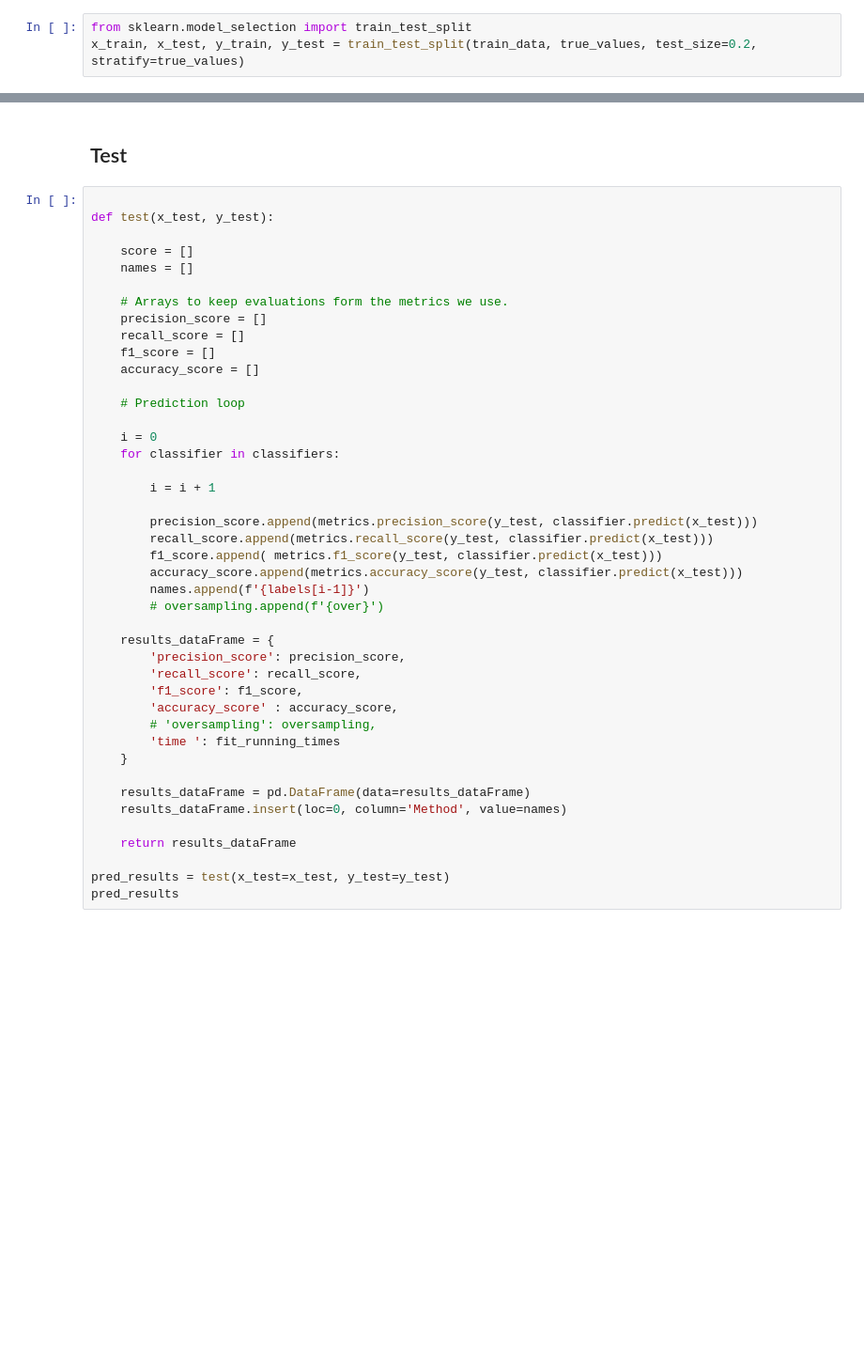
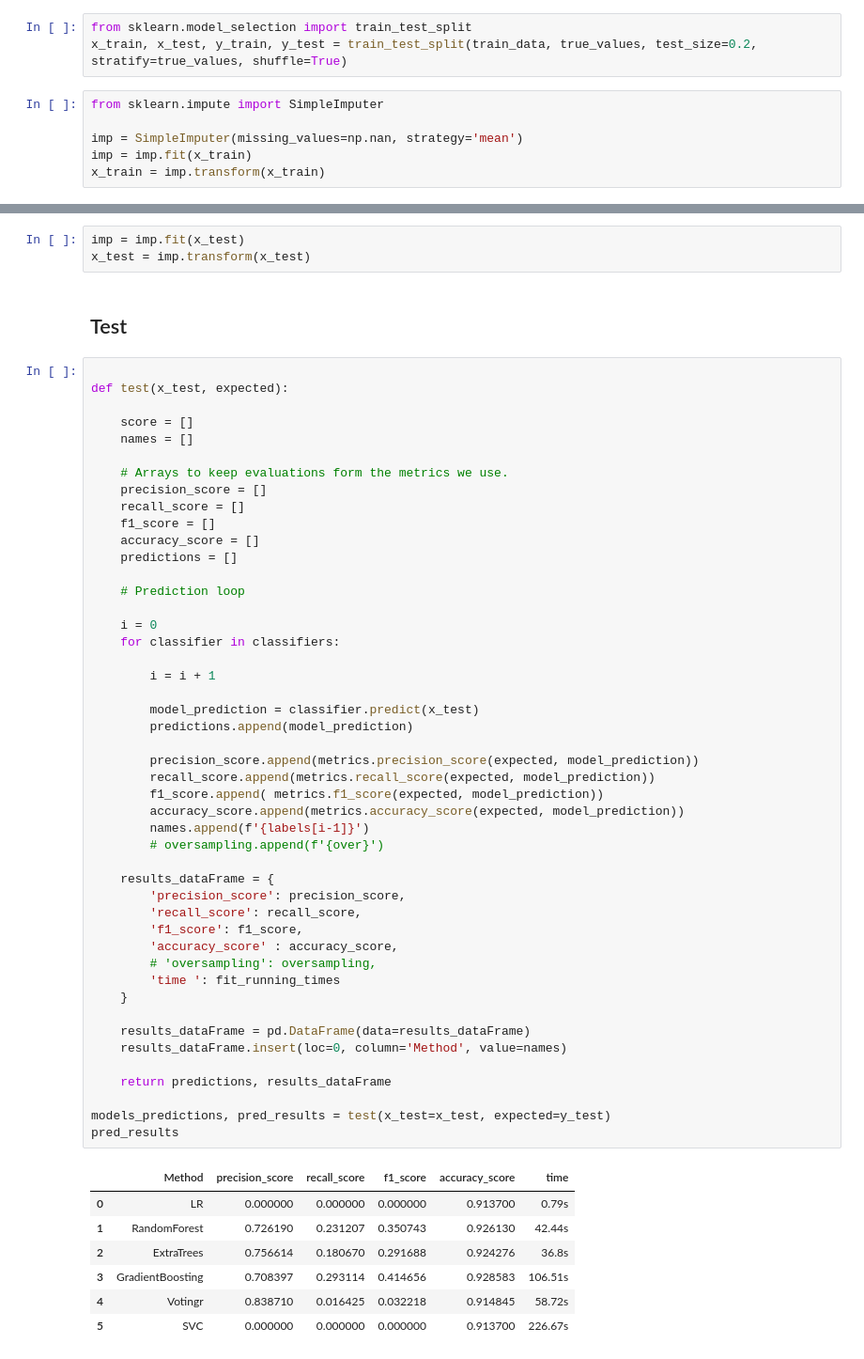
Before and after one commit to EladBil/DS-Squad-Project, a Jupyter notebook: Model/ModelNotebook.ipynb, the cells around one changed output, grey strips where cells are left out. Shown: that part at 94% size. Saved outputs shown, nothing was run; the diff lists cells and outputs as text; blank space fills up the shorter version.

```diff
--- a/Model/ModelNotebook.ipynb
+++ b/Model/ModelNotebook.ipynb
@@ -14,7 +51,13 @@ train_data = data.drop('hospital_death', axis=1)
 <h5>Split for Train and Test</h5>
 # %%
 from sklearn.model_selection import train_test_split
-x_train, x_test, y_train, y_test = train_test_split(train_data, true_values, test_size=0.2, stratify=true_values)
+x_train, x_test, y_train, y_test = train_test_split(train_data, true_values, test_size=0.2, stratify=true_values, shuffle=True)
+# %%
+from sklearn.impute import SimpleImputer
+
+imp = SimpleImputer(missing_values=np.nan, strategy='mean')
+imp = imp.fit(x_train)
+x_train = imp.transform(x_train)
 # %% [markdown]
 # Training and Testing
 # %% [markdown]
@@ -187,8 +147,11 @@ fit_running_times
+# %%
+imp = imp.fit(x_test)
+x_test = imp.transform(x_test)
 # %% [markdown]
 ## Test
 # %%
 
-def test(x_test, y_test):
+def test(x_test, expected):
 
     score = []
     names = []
@@ -196,36 +159,48 @@ def test(x_test, y_test):
     # Arrays to keep evaluations form the metrics we use.
     precision_score = []
     recall_score = []
     f1_score = []
     accuracy_score = []
+    predictions = []
 
     # Prediction loop
 
     i = 0
     for classifier in classifiers:
 
         i = i + 1
 
-        precision_score.append(metrics.precision_score(y_test, classifier.predict(x_test)))
-        recall_score.append(metrics.recall_score(y_test, classifier.predict(x_test)))
-        f1_score.append( metrics.f1_score(y_test, classifier.predict(x_test)))
-        accuracy_score.append(metrics.accuracy_score(y_test, classifier.predict(x_test)))
+        model_prediction = classifier.predict(x_test)
+        predictions.append(model_prediction)
+
+        precision_score.append(metrics.precision_score(expected, model_prediction))
+        recall_score.append(metrics.recall_score(expected, model_prediction))
+        f1_score.append( metrics.f1_score(expected, model_prediction))
+        accuracy_score.append(metrics.accuracy_score(expected, model_prediction))
         names.append(f'{labels[i-1]}')
         # oversampling.append(f'{over}')
 
     results_dataFrame = {
         'precision_score': precision_score,
         'recall_score': recall_score,
         'f1_score': f1_score,
         'accuracy_score' : accuracy_score,
         # 'oversampling': oversampling,
         'time ': fit_running_times
     }
 
     results_dataFrame = pd.DataFrame(data=results_dataFrame)
     results_dataFrame.insert(loc=0, column='Method', value=names)
 
-    return results_dataFrame
+    return predictions, results_dataFrame
 
-pred_results = test(x_test=x_test, y_test=y_test)
+models_predictions, pred_results = test(x_test=x_test, expected=y_test)
 pred_results
+# %% [output]
+|  | Method | precision_score | recall_score | f1_score | accuracy_score | time |
+| 0 | LR | 0.000000 | 0.000000 | 0.000000 | 0.913700 | 0.79s |
+| 1 | RandomForest | 0.726190 | 0.231207 | 0.350743 | 0.926130 | 42.44s |
+| 2 | ExtraTrees | 0.756614 | 0.180670 | 0.291688 | 0.924276 | 36.8s |
+| 3 | GradientBoosting | 0.708397 | 0.293114 | 0.414656 | 0.928583 | 106.51s |
+| 4 | Votingr | 0.838710 | 0.016425 | 0.032218 | 0.914845 | 58.72s |
+| 5 | SVC | 0.000000 | 0.000000 | 0.000000 | 0.913700 | 226.67s |
```
Also changed, not shown: parts of 24 cells of this notebook.
